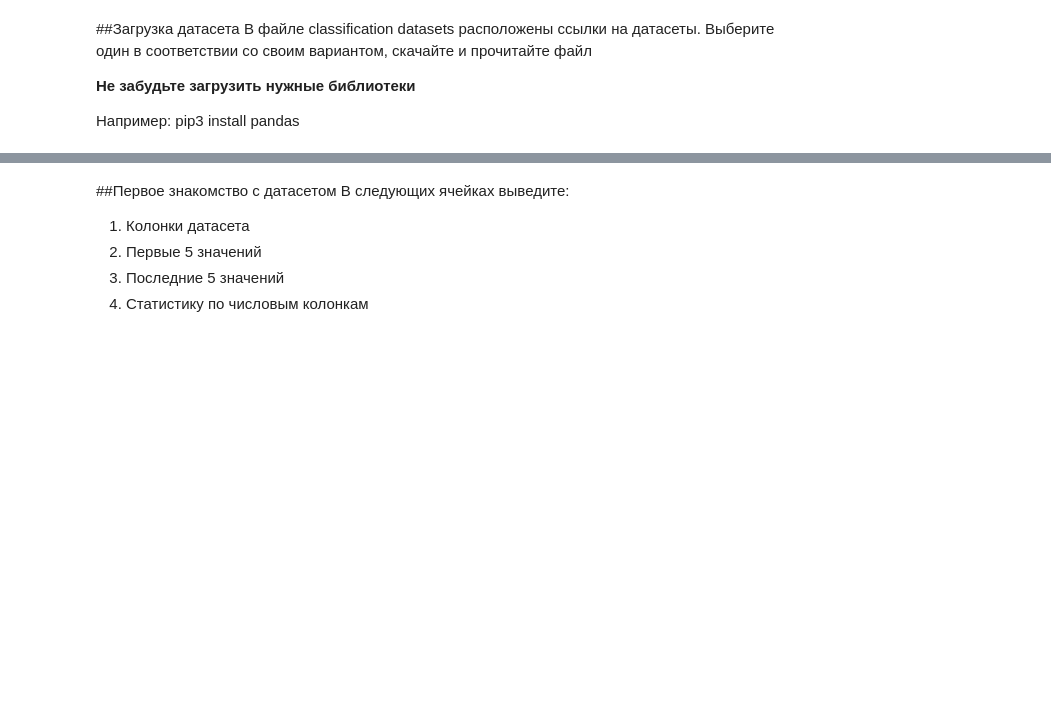
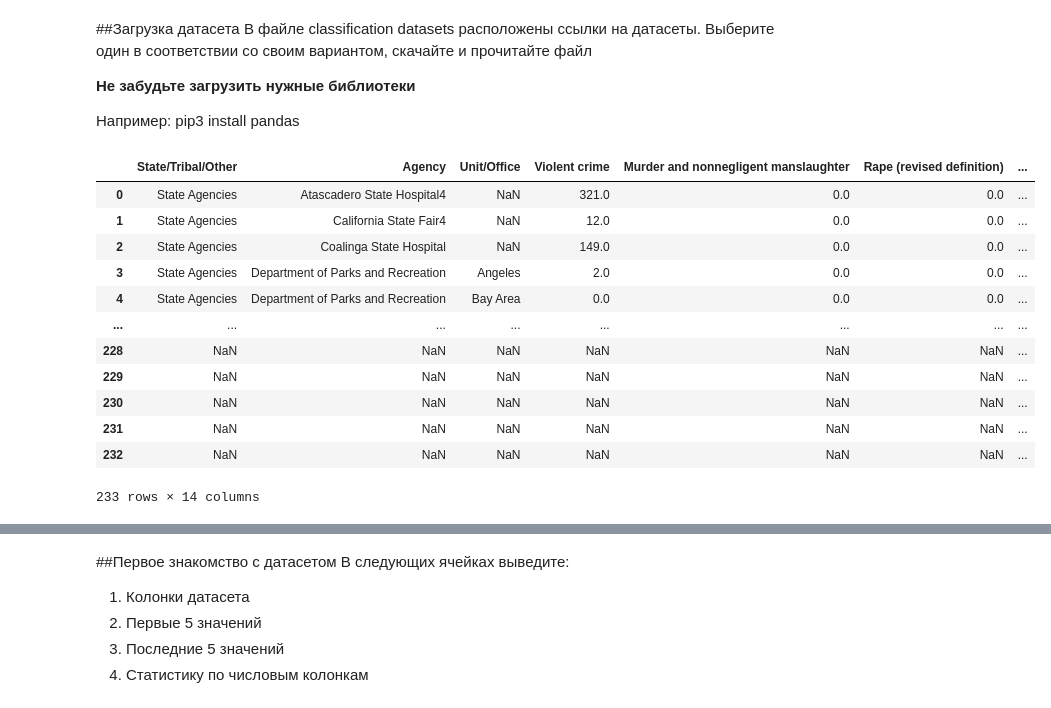
Before and after one commit to h8erqqq/ML, a Jupyter notebook: Задание_1_Korovin_ipynb".ipynb, the cells around one changed output, grey strips where cells are left out. Drawn from its saved outputs; the diff is of its cells as text; code cells hidden in the pictures; blank space fills up the shorter version.

```diff
--- a/Задание_1_Korovin_ipynb".ipynb
+++ b/Задание_1_Korovin_ipynb".ipynb
@@ -16,0 +14,17 @@ df
+# %%
+df = pd.read_csv("/content/ca_offenses_by_agency.csv")
+df
+# %% [output]
+|  | State/Tribal/Other | Agency | Unit/Office | Violent crime | Murder and nonnegligent manslaughter | Rape (revised definition) | ... |
+| 0 | State Agencies | Atascadero State Hospital4 | NaN | 321.0 | 0.0 | 0.0 | ... |
+| 1 | State Agencies | California State Fair4 | NaN | 12.0 | 0.0 | 0.0 | ... |
+| 2 | State Agencies | Coalinga State Hospital | NaN | 149.0 | 0.0 | 0.0 | ... |
+| 3 | State Agencies | Department of Parks and Recreation | Angeles | 2.0 | 0.0 | 0.0 | ... |
+| 4 | State Agencies | Department of Parks and Recreation | Bay Area | 0.0 | 0.0 | 0.0 | ... |
+| ... | ... | ... | ... | ... | ... | ... | ... |
+| 228 | NaN | NaN | NaN | NaN | NaN | NaN | ... |
+| 229 | NaN | NaN | NaN | NaN | NaN | NaN | ... |
+| 230 | NaN | NaN | NaN | NaN | NaN | NaN | ... |
+| 231 | NaN | NaN | NaN | NaN | NaN | NaN | ... |
+| 232 | NaN | NaN | NaN | NaN | NaN | NaN | ... |
+233 rows × 14 columns
```
Also changed, not shown: parts of 18 cells of this notebook.
